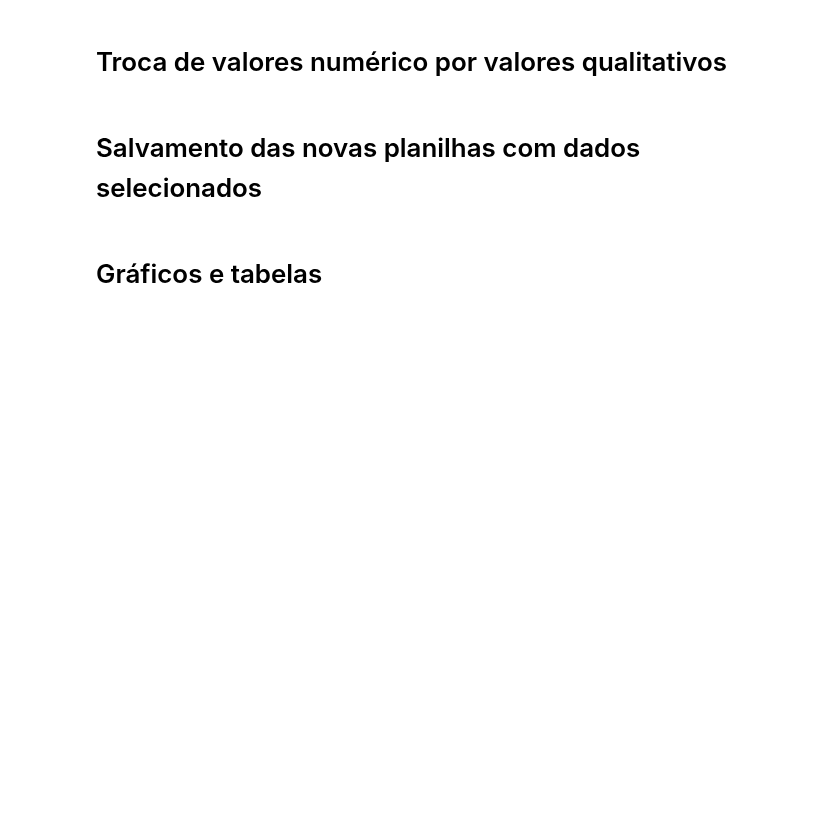
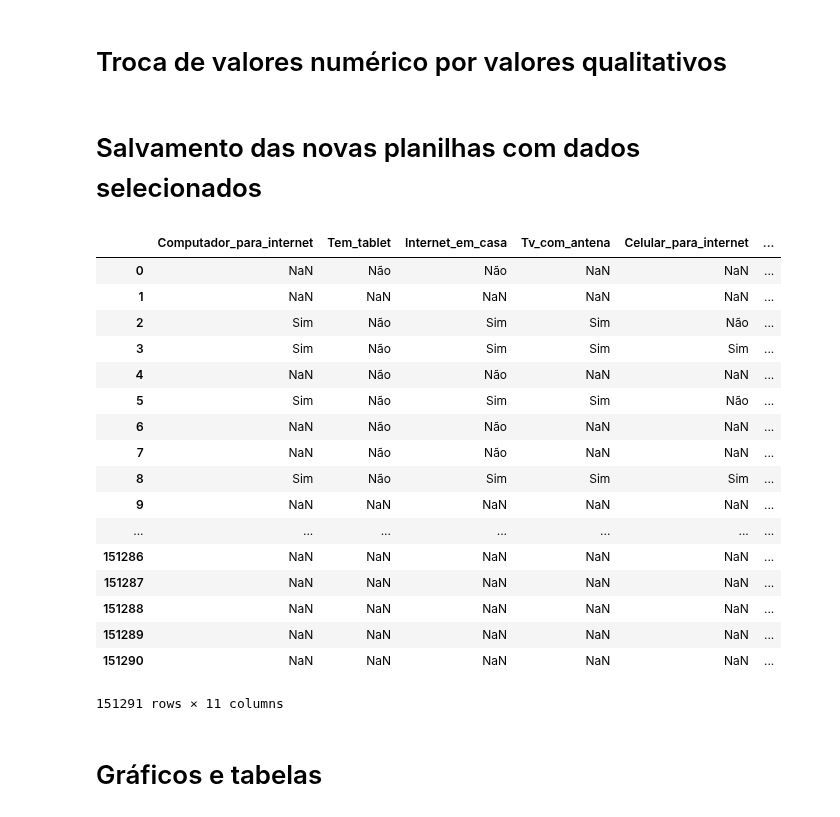
Before and after one commit to vinihsu/Ci-ncia-dos-Dados, a Jupyter notebook: Projeto 1.ipynb, the cells around one changed output. Cells and saved outputs as stored; diff of their text form; code cells hidden in the pictures; blank space fills up the shorter version.

```diff
--- a/Projeto 1.ipynb
+++ b/Projeto 1.ipynb
@@ -177,29 +185,48 @@ notas14 = notas14.rename(columns={"V0226":"Tv_em_cores", "V02326": "Tv_para_inte
 # %%
 notas_tv = notas.iloc[:,35:43]
 notas_tv.to_csv('Dados_Sobre_tv.csv', sep=',')
 
 notas_internet = notas.iloc[:,47:58]
 notas_internet.to_csv('Dados_Sobre_internet.csv', sep=',')
 #notas_tv
 #notas_internet
 
 
 notas_tv13 = notas13.iloc[:,35:43]
 notas_tv13.to_csv('Dados_Sobre_tv13.csv', sep=',')
 
 notas_internet13 = notas13.iloc[:,47:58]
 notas_internet13.to_csv('Dados_Sobre_internet13.csv', sep=',')
 #notas_tv13
 #notas_internet13
 
 
 notas_tv14 = notas14.iloc[:,35:43]
 notas_tv14.to_csv('Dados_Sobre_tv14.csv', sep=',')
 
 notas_internet14 = notas14.iloc[:,47:58]
 notas_internet14.to_csv('Dados_Sobre_internet14.csv', sep=',')
 #notas_tv14
-#notas_internet14
+notas_internet14
+# %% [output]
+|  | Computador_para_internet | Tem_tablet | Internet_em_casa | Tv_com_antena | Celular_para_internet | ... |
+| 0 | NaN | Não | Não | NaN | NaN | ... |
+| 1 | NaN | NaN | NaN | NaN | NaN | ... |
+| 2 | Sim | Não | Sim | Sim | Não | ... |
+| 3 | Sim | Não | Sim | Sim | Sim | ... |
+| 4 | NaN | Não | Não | NaN | NaN | ... |
+| 5 | Sim | Não | Sim | Sim | Não | ... |
+| 6 | NaN | Não | Não | NaN | NaN | ... |
+| 7 | NaN | Não | Não | NaN | NaN | ... |
+| 8 | Sim | Não | Sim | Sim | Sim | ... |
+| 9 | NaN | NaN | NaN | NaN | NaN | ... |
+| ... | ... | ... | ... | ... | ... | ... |
+| 151286 | NaN | NaN | NaN | NaN | NaN | ... |
+| 151287 | NaN | NaN | NaN | NaN | NaN | ... |
+| 151288 | NaN | NaN | NaN | NaN | NaN | ... |
+| 151289 | NaN | NaN | NaN | NaN | NaN | ... |
+| 151290 | NaN | NaN | NaN | NaN | NaN | ... |
+151291 rows × 11 columns
 # %% [markdown]
 # Gráficos e tabelas
 # %%
```
Also changed, not shown: parts of 2 cells of this notebook.
